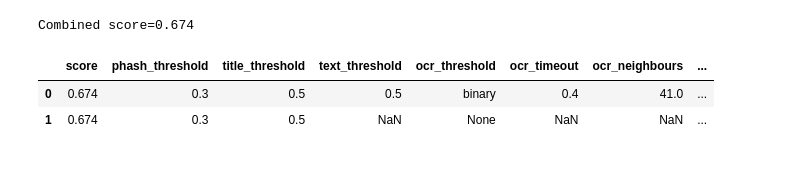
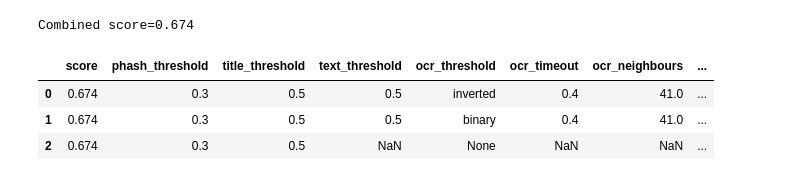
Before and after one commit to seahrh/kaggle-shopee-product-matching, a Jupyter notebook: validation.ipynb, the cells around one changed output. Saved outputs shown, nothing was run; the diff lists cells and outputs as text; code cells hidden in the pictures.

Commit message:
validation: ocr inverted thresholding

```diff
--- a/validation.ipynb
+++ b/validation.ipynb
@@ -154,36 +173,47 @@ train["f1"] = train.apply(mylib.metric_per_row("matches"), axis=1)
 print(f"Combined score={train.f1.mean():.3f}")
 # %% [output]
 Combined score=0.674
-# %%
-res = [
-    {
-        "score": 0.674,
-        "phash_threshold": 0.3,
-        "title_threshold": 0.5,
-        "text_threshold": 0.5,
-        "ocr_threshold": "binary",
-        "ocr_timeout": 0.4,
-        "ocr_neighbours": 41,
-        "ocr_psm": 11
-    },
-    {
-        "score": 0.674,
-        "phash_threshold": 0.3,
-        "title_threshold": 0.5,
-        "text_threshold": None,
-        "ocr_threshold": None,
-        "ocr_timeout": None,
-        "ocr_neighbours": None,
-        "ocr_psm": None
-    }
-]
-df = pd.DataFrame.from_records(res)
-df.sort_values("score", ascending=False, inplace=True, ignore_index=True)
-df.head(len(res))
-# %% [output]
-|  | score | phash_threshold | title_threshold | text_threshold | ocr_threshold | ocr_timeout | ocr_neighbours | ... |
-| 0 | 0.674 | 0.3 | 0.5 | 0.5 | binary | 0.4 | 41.0 | ... |
-| 1 | 0.674 | 0.3 | 0.5 | NaN | None | NaN | NaN | ... |
+# %%
+res = [
+    {
+        "score": 0.674,
+        "phash_threshold": 0.3,
+        "title_threshold": 0.5,
+        "text_threshold": 0.5,
+        "ocr_threshold": "inverted",
+        "ocr_timeout": 0.4,
+        "ocr_neighbours": 41,
+        "ocr_psm": 11
+    },
+    {
+        "score": 0.674,
+        "phash_threshold": 0.3,
+        "title_threshold": 0.5,
+        "text_threshold": 0.5,
+        "ocr_threshold": "binary",
+        "ocr_timeout": 0.4,
+        "ocr_neighbours": 41,
+        "ocr_psm": 11
+    },
+    {
+        "score": 0.674,
+        "phash_threshold": 0.3,
+        "title_threshold": 0.5,
+        "text_threshold": None,
+        "ocr_threshold": None,
+        "ocr_timeout": None,
+        "ocr_neighbours": None,
+        "ocr_psm": None
+    }
+]
+df = pd.DataFrame.from_records(res)
+df.sort_values("score", ascending=False, inplace=True, ignore_index=True)
+df.head(len(res))
+# %% [output]
+|  | score | phash_threshold | title_threshold | text_threshold | ocr_threshold | ocr_timeout | ocr_neighbours | ... |
+| 0 | 0.674 | 0.3 | 0.5 | 0.5 | inverted | 0.4 | 41.0 | ... |
+| 1 | 0.674 | 0.3 | 0.5 | 0.5 | binary | 0.4 | 41.0 | ... |
+| 2 | 0.674 | 0.3 | 0.5 | NaN | None | NaN | NaN | ... |
 # %%
 cols = ["f1", "target", "matches"] + fs
 train[cols].head(30)
```
Also changed, not shown: parts of 7 cells of this notebook.
